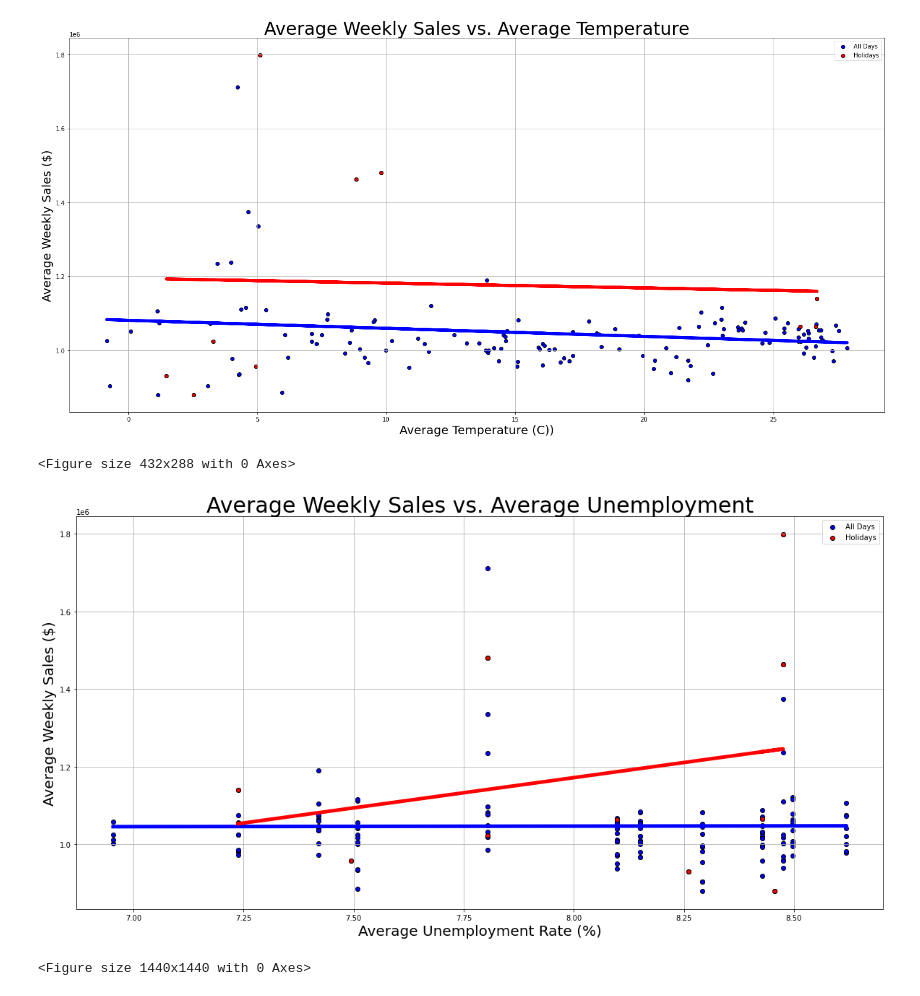
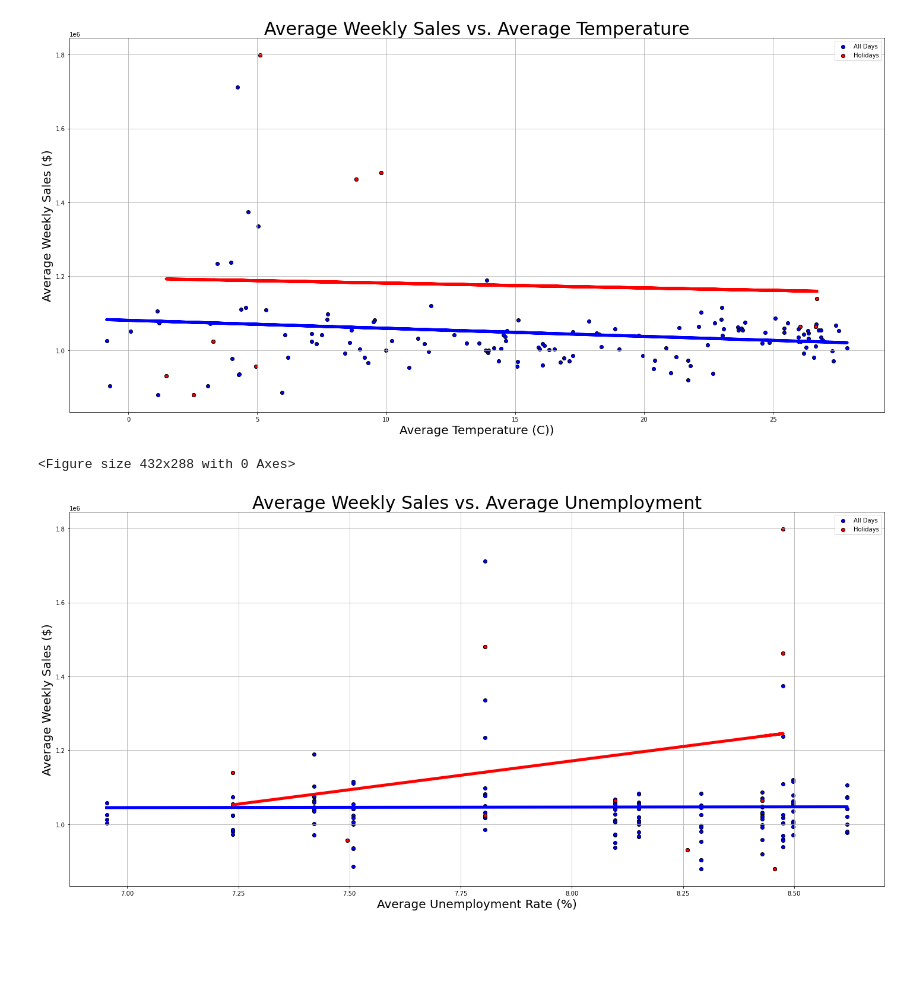
Before and after one commit to beckyydo/Project-1, a Jupyter notebook: fourthnotebook.ipynb, the cells around one changed output. Cells and saved outputs as stored; diff of their text form; code cells hidden in the pictures; blank space fills up the shorter version.

```diff
--- a/fourthnotebook.ipynb
+++ b/fourthnotebook.ipynb
@@ -875,29 +871,27 @@ plt.savefig("Figures/fig37.png")
 # %%
 # SCATTER AVERAGE WEEKLY SALES BY AVERAGE UNEMPLOYMENT RATE FOR HOLIDAY AND NONHOLIDAY
 cpi1 = datas["Unemployment"]
 weekly_sales1 = datas["Weekly_Sales"]
 weekly_sales2 = datas.loc[datas["Is Holiday"] != "No Holiday"]["Weekly_Sales"]
 cpi2 = datas.loc[datas["Is Holiday"] != "No Holiday"]["Unemployment"]
 plt.tight_layout()
 plt.figure(figsize=(20,10))
 plt.grid()
 plt.title("Average Weekly Sales vs. Average Unemployment",fontsize = 30)
 plt.xlabel("Average Unemployment Rate (%)",fontsize=20)
 plt.ylabel("Average Weekly Sales ($)",fontsize = 20)
 
 plt.scatter(cpi1, weekly_sales1, marker="o",color = "blue",edgecolors="black",label="All Days")
 plt.scatter(cpi2, weekly_sales2, marker="o", color = "red",edgecolors="black",label = "Holidays")
 slope2, intercept2, r_value2, p_value2, std_err2 = st.linregress(cpi2, weekly_sales2)
 best_fit2 = slope2*cpi2+intercept2
 slope1, intercept1, r_value1, p_value1, std_err1 = st.linregress(cpi1, weekly_sales1)
 best_fit1 = slope1*cpi1+intercept1
 plt.plot(cpi1,best_fit1,linewidth=5,c="blue")
 plt.plot(cpi2,best_fit2,linewidth=5,c="red")
 plt.legend()
-plt.figure(figsize=(20,20))
 plt.tight_layout()
 plt.savefig("Figures/fig38.png")
 # %% [output]
 <Figure size 432x288 with 0 Axes>
-[figure, old version]
+[figure, new version]
-<Figure size 1440x1440 with 0 Axes>
```
Also changed, not shown: parts of 3 cells of this notebook, 5 other files.
